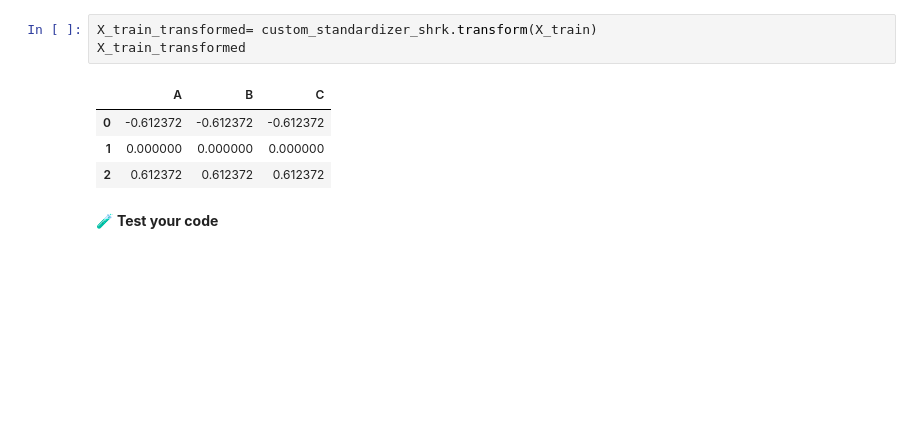
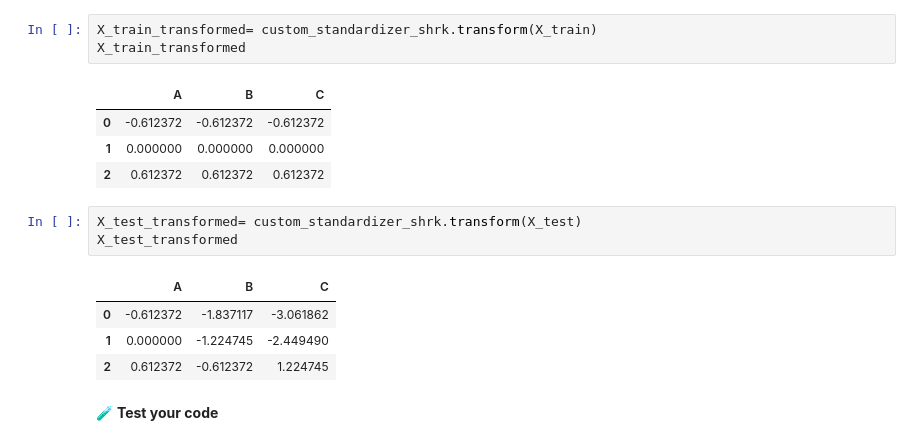
Before and after one commit to ParissaPeimaniyfard/data-hand-made-standardizer, a Jupyter notebook: 05-Hand-Made-Standardizer.ipynb, the cells around one changed output. Drawn from its saved outputs; the diff is of its cells as text; blank space fills up the shorter version.

```diff
--- a/05-Hand-Made-Standardizer.ipynb
+++ b/05-Hand-Made-Standardizer.ipynb
@@ -346,6 +346,14 @@ X_train_transformed
 | 0 | -0.612372 | -0.612372 | -0.612372 |
 | 1 | 0.000000 | 0.000000 | 0.000000 |
 | 2 | 0.612372 | 0.612372 | 0.612372 |
+# %%
+X_test_transformed= custom_standardizer_shrk.transform(X_test)
+X_test_transformed
+# %% [output]
+|  | A | B | C |
+| 0 | -0.612372 | -1.837117 | -3.061862 |
+| 1 | 0.000000 | -1.224745 | -2.449490 |
+| 2 | 0.612372 | -0.612372 | 1.224745 |
 # %% [markdown]
 🧪 **Test your code**
 # %%
```
Also changed, not shown: parts of 13 cells of this notebook, 1 other file.
